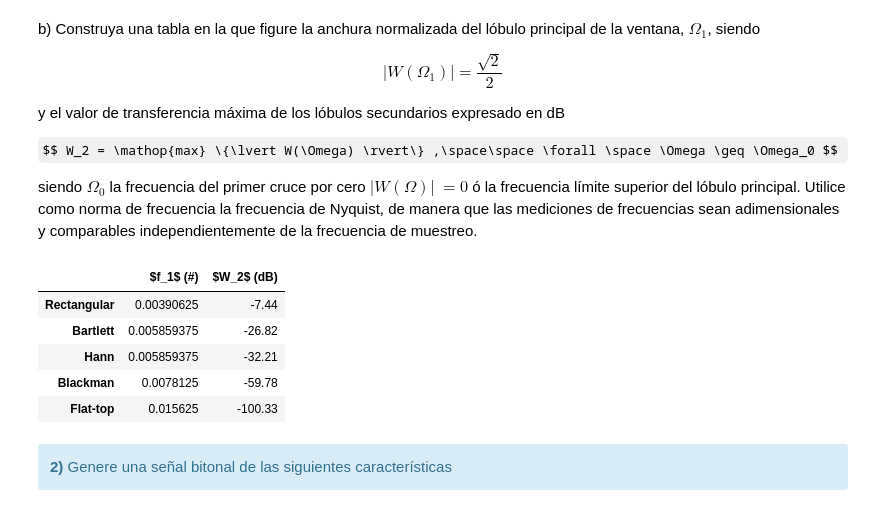
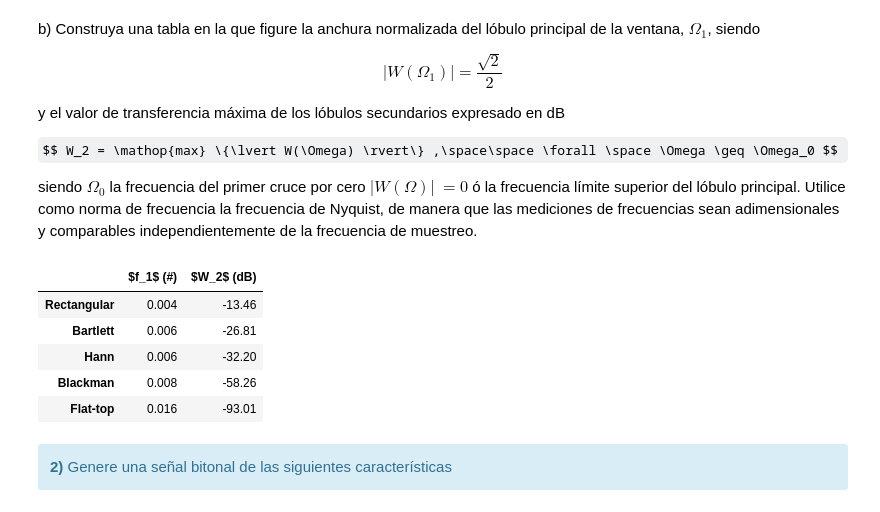
Before and after one commit to valentinPertierra/DSP_UTN, a Jupyter notebook: TP2/informe/TP2 - Ventanas.ipynb, the cells around one changed output. Cells and saved outputs as stored; diff of their text form; code cells hidden in the pictures; some formulas as TeX source.

```diff
--- a/TP2/informe/TP2 - Ventanas.ipynb
+++ b/TP2/informe/TP2 - Ventanas.ipynb
@@ -257,13 +257,13 @@ siendo $\Omega_0$ la frecuencia del primer cruce por cero $\lvert W(\Omega) \rve
 # %%
 # Obtengo el espectro de la ventana rectangular
 f,eRect = analizadorEspectro(np.ones(N))
-meRect = 20*np.log10(np.abs(eRect)+lps)
+meRect = 20*np.log10(np.abs(eRect)/np.max(np.abs(eRect))+lps)
 
-# Obtengo los módulos de los espectros en db
-meBartlett = 20*np.log10(np.abs(eBartlett)+lps)
-meHann = 20*np.log10(np.abs(eHann)+lps)
-meBlackman = 20*np.log10(np.abs(eBlackman)+lps)
-meFlatTop = 20*np.log10(np.abs(eFlatTop)+lps)
+# Obtengo los módulos de los espectros en db normalizados
+meBartlett = 20*np.log10(np.abs(eBartlett)/np.max(np.abs(eBartlett))+lps)
+meHann = 20*np.log10(np.abs(eHann)/np.max(np.abs(eHann))+lps)
+meBlackman = 20*np.log10(np.abs(eBlackman)/np.max(np.abs(eBlackman))+lps)
+meFlatTop = 20*np.log10(np.abs(eFlatTop)/np.max(np.abs(eFlatTop))+lps)
 
 # Determino la frecuencia a la que el módulo cae 3db
 for i in range(len(meRect)):
@@ -325,38 +325,38 @@ for i in range(len(meBlackman)):
         break
 
 for i in range(5,len(meFlatTop)):
     if meFlatTop[i] < meFlatTop[i+1]:
         fcFlatTop = f[i]
 
         # Desde el cruce por cero determino el máximo valor del módulo
         FlatTopMaxW2 = meFlatTop[i:].max()
         break
 
 
 
 tus_resultados = [
                    [str(f0Rect), "%.2f"%RectMaxW2], # <-- acá debería haber numeritos :)
                    [str(f0Bartlett), "%.2f"%BartlettMaxW2], # <-- acá debería haber numeritos :)
                    [str(f0Hann), "%.2f"%HannMaxW2], # <-- acá debería haber numeritos :)
                    [str(f0Blackman), "%.2f"%BlackmanMaxW2], # <-- acá debería haber numeritos :)
                    [str(f0FlatTop), "%.2f"%FlatTopMaxW2] # <-- acá debería haber numeritos :)
                  ]
 df = DataFrame(tus_resultados, columns=['$f_1$ (#)', '$W_2$ (dB)'],
                index=[
                         'Rectangular',
                         'Bartlett',
                         'Hann',
                         'Blackman',
                         'Flat-top'
                      ])
 HTML(df.to_html())
 # %% [output]
 |  | $f_1$ (#) | $W_2$ (dB) |
-| Rectangular | 0.00390625 | -7.44 |
-| Bartlett | 0.005859375 | -26.82 |
-| Hann | 0.005859375 | -32.21 |
-| Blackman | 0.0078125 | -59.78 |
-| Flat-top | 0.015625 | -100.33 |
+| Rectangular | 0.004 | -13.46 |
+| Bartlett | 0.006 | -26.81 |
+| Hann | 0.006 | -32.20 |
+| Blackman | 0.008 | -58.26 |
+| Flat-top | 0.016 | -93.01 |
 # %% [markdown]
 <div class="alert alert-block alert-info">
 <b>2)</b> Genere una señal bitonal de las siguientes características
```
Also changed, not shown: parts of 1 cell of this notebook.
